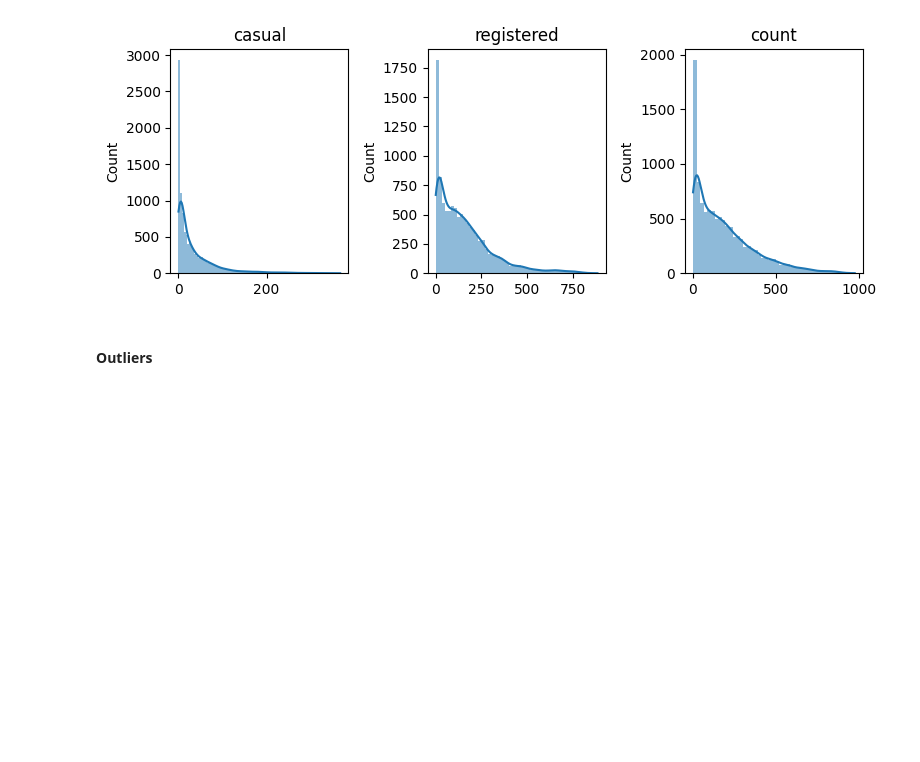
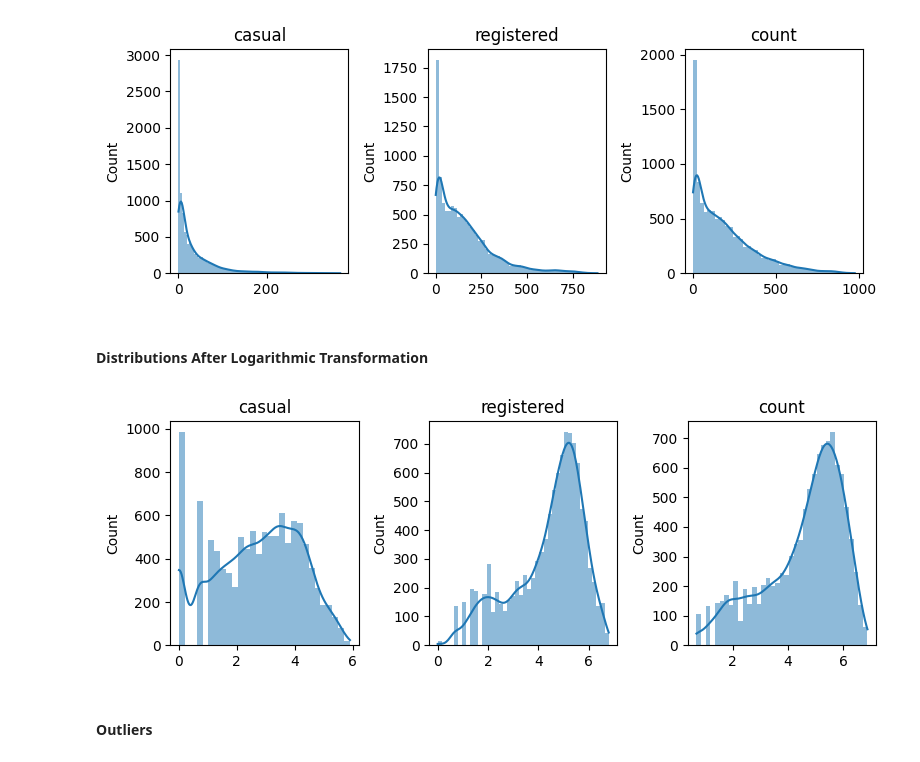
Before and after one commit to jay-watt/bike_sharing, a Jupyter notebook: noteboooks/data_exploration.ipynb, the cells around one changed output. Cells and saved outputs as stored; diff of their text form; code cells hidden in the pictures; blank space fills up the shorter version.

Commit message:
Logarithmically transform target variables data to reduce skewness in distribution and outlier plots

```diff
--- a/noteboooks/data_exploration.ipynb
+++ b/noteboooks/data_exploration.ipynb
@@ -354,6 +354,20 @@ class_data.describe()
 plot_numerical_distributions(TARGET_VARIABLES, class_data)
 # %% [output]
 [figure]
+# %% [markdown]
+#### Distributions After Logarithmic Transformation
+# %%
+import numpy as np
+
+# Apply logarithmic transformation
+transformed_class_data = class_data.copy()
+for column in TARGET_VARIABLES:
+    transformed_class_data[column] = np.log(class_data[column] + 1)
+
+
+plot_numerical_distributions(TARGET_VARIABLES, transformed_class_data)
+# %% [output]
+[figure, added]
 # %% [markdown]
 #### Outliers
 # %%
```
Also changed, not shown: parts of 2 cells of this notebook.
